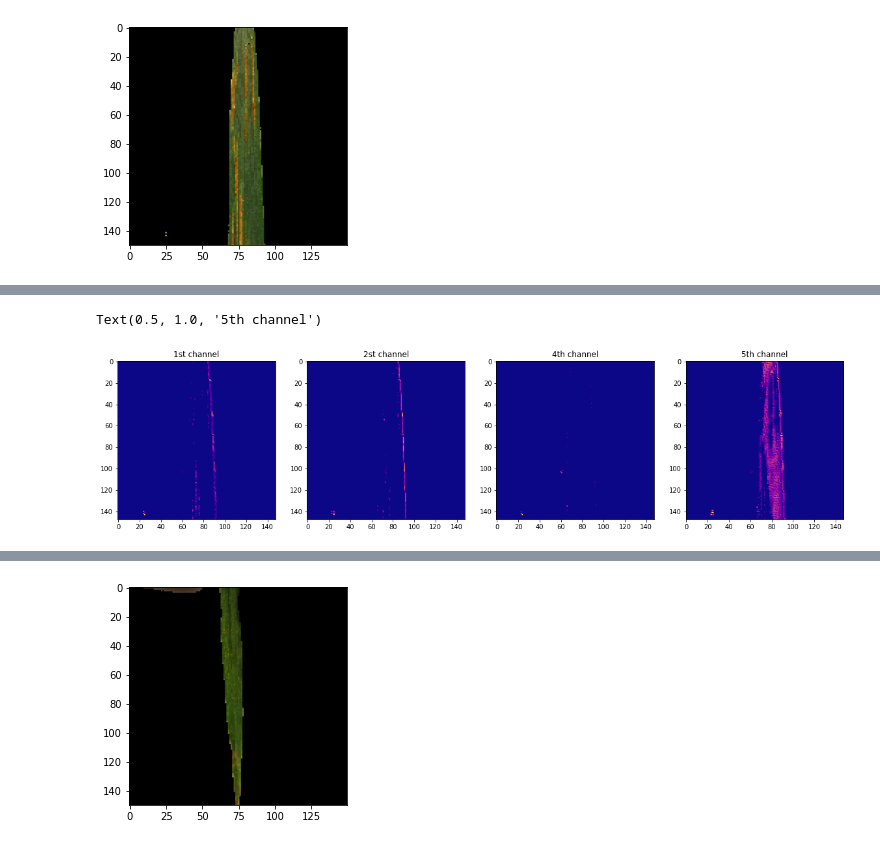
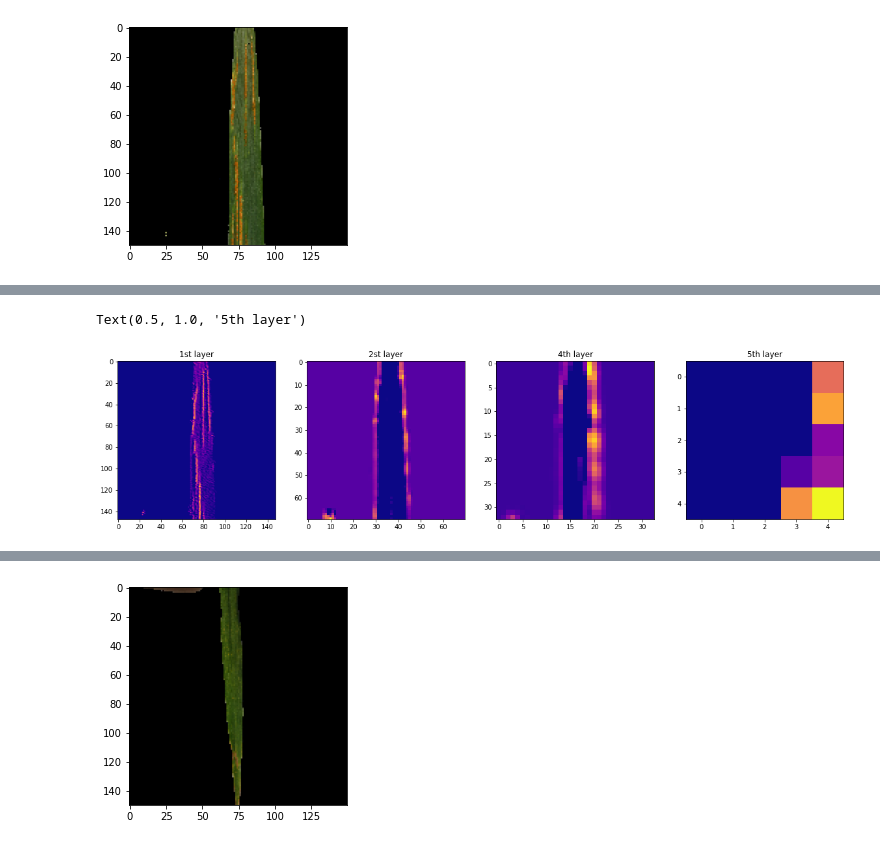
Before and after one commit to alexdoyle115/C7081_Assignment, a Jupyter notebook: Using_neural_networks_to_classify_wheat_leaf_diseases.ipynb, the cells around one changed output, grey strips where cells are left out. Cells and saved outputs as stored; diff of their text form; code cells hidden in the pictures.

```diff
--- a/Using_neural_networks_to_classify_wheat_leaf_diseases.ipynb
+++ b/Using_neural_networks_to_classify_wheat_leaf_diseases.ipynb
@@ -605,18 +628,18 @@ WARNING:tensorflow:7 out of the last 14 calls to <function Model.make_predict_fu
 # %%
 #Plotted below is the output of 4 channels in the first layer
 f, axarr =  plt.subplots(1,4, figsize=(20, 15))
 
 axarr[0].imshow(a_layer_activation[0, :, :, 8], cmap='plasma')
-axarr[0].set_title('1st channel')
+axarr[0].set_title('1st layer')
 
-axarr[1].imshow(a_layer_activation[0, :, :, 1], cmap='plasma')
-axarr[1].set_title('2st channel')
+axarr[1].imshow(d_layer_activation[0, :, :, 1], cmap='plasma')
+axarr[1].set_title('2st layer')
 
-axarr[2].imshow(a_layer_activation[0, :, :, 3], cmap='plasma')
-axarr[2].set_title('4th channel')
+axarr[2].imshow(f_layer_activation[0, :, :, 4], cmap='plasma')
+axarr[2].set_title('4th layer')
 
-axarr[3].imshow(a_layer_activation[0, :, :, 4], cmap='plasma')
-axarr[3].set_title('5th channel')
+axarr[3].imshow(k_layer_activation[0, :, :, 5], cmap='plasma')
+axarr[3].set_title('5th layer')
 # %% [output]
-Text(0.5, 1.0, '5th channel')
+Text(0.5, 1.0, '5th layer')
-[figure, old version]
+[figure, new version]
```
Also changed, not shown: parts of 21 cells of this notebook.
